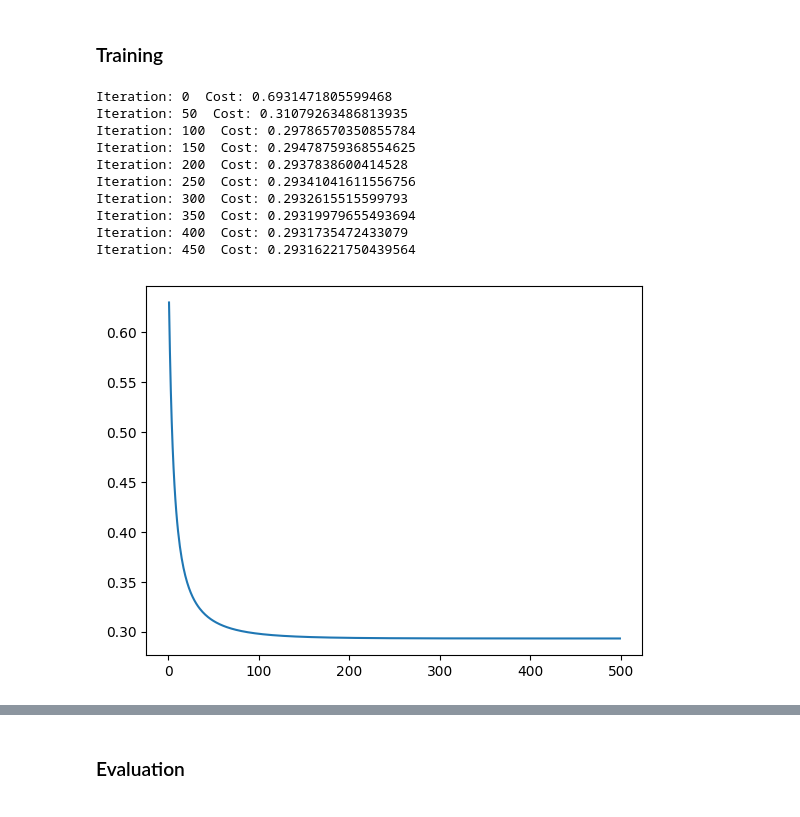
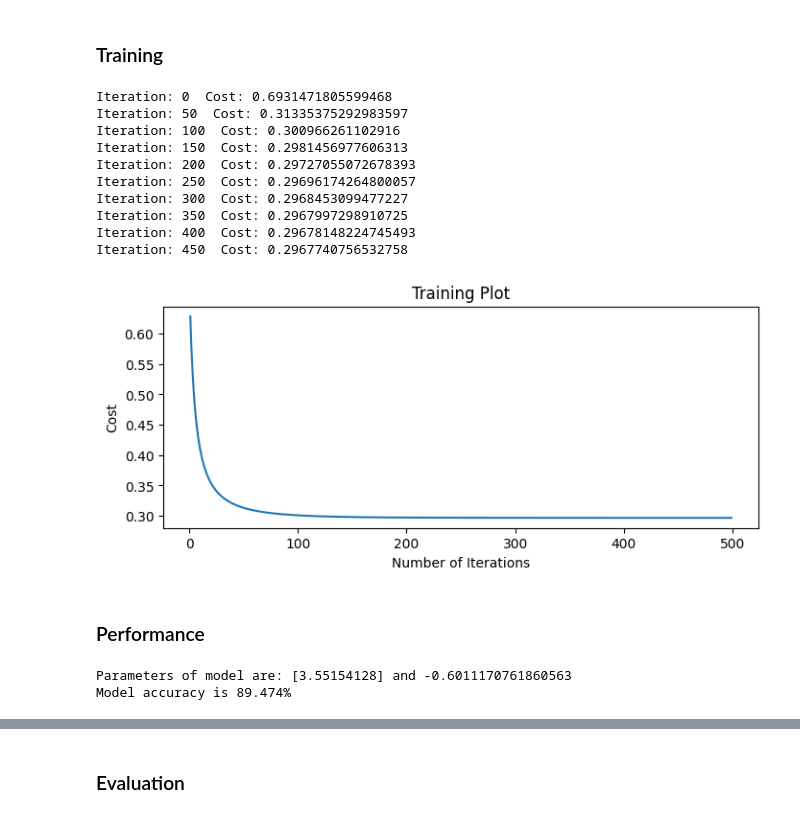
Before and after one commit to markov24/breast-cancer-classification, a Jupyter notebook: binary_classification.ipynb, the cells around one changed output, grey strips where cells are left out. Saved outputs shown, nothing was run; the diff lists cells and outputs as text; code cells hidden in the pictures.

```diff
--- a/binary_classification.ipynb
+++ b/binary_classification.ipynb
@@ -29,17 +32,26 @@ Here we can observe that tumors with a larger radius are more likely to be malig
 ### Training
 # %%
 # To start, we obtain the default 90% train/test split of our data
-X_train, X_test, y_train, y_test = bf.training_data(X, y, 1)
-w_vec, b = lr.gradient_descent(500, X_train, y_train, 0.5, 0)
+X_train_1, X_test_1, y_train, y_test = bf.training_data(X, y, [0])
+plt.figure(figsize = (8, 3))
+w_vec_1, b_1 = lr.gradient_descent(500, X_train_1, y_train, 0.5, 0)
 # %% [output]
 Iteration: 0  Cost: 0.6931471805599468
-Iteration: 50  Cost: 0.31079263486813935
-Iteration: 100  Cost: 0.29786570350855784
-Iteration: 150  Cost: 0.29478759368554625
-Iteration: 200  Cost: 0.2937838600414528
-Iteration: 250  Cost: 0.29341041611556756
-Iteration: 300  Cost: 0.2932615515599793
-Iteration: 350  Cost: 0.29319979655493694
-Iteration: 400  Cost: 0.2931735472433079
-Iteration: 450  Cost: 0.29316221750439564
+Iteration: 50  Cost: 0.31335375292983597
+Iteration: 100  Cost: 0.300966261102916
+Iteration: 150  Cost: 0.2981456977606313
+Iteration: 200  Cost: 0.29727055072678393
+Iteration: 250  Cost: 0.29696174264800057
+Iteration: 300  Cost: 0.2968453099477227
+Iteration: 350  Cost: 0.2967997298910725
+Iteration: 400  Cost: 0.29678148224745493
+Iteration: 450  Cost: 0.2967740756532758
-[figure, old version]
+[figure, new version]
+# %% [markdown]
+### Performance
+# %%
+# Evaluate logistic regression model accuracy
+lr.predict(X_test_1, y_test, w_vec_1, b_1)
+# %% [output]
+Parameters of model are: [3.55154128] and -0.6011170761860563
+Model accuracy is 89.474%
```
Also changed, not shown: parts of 32 cells of this notebook.
